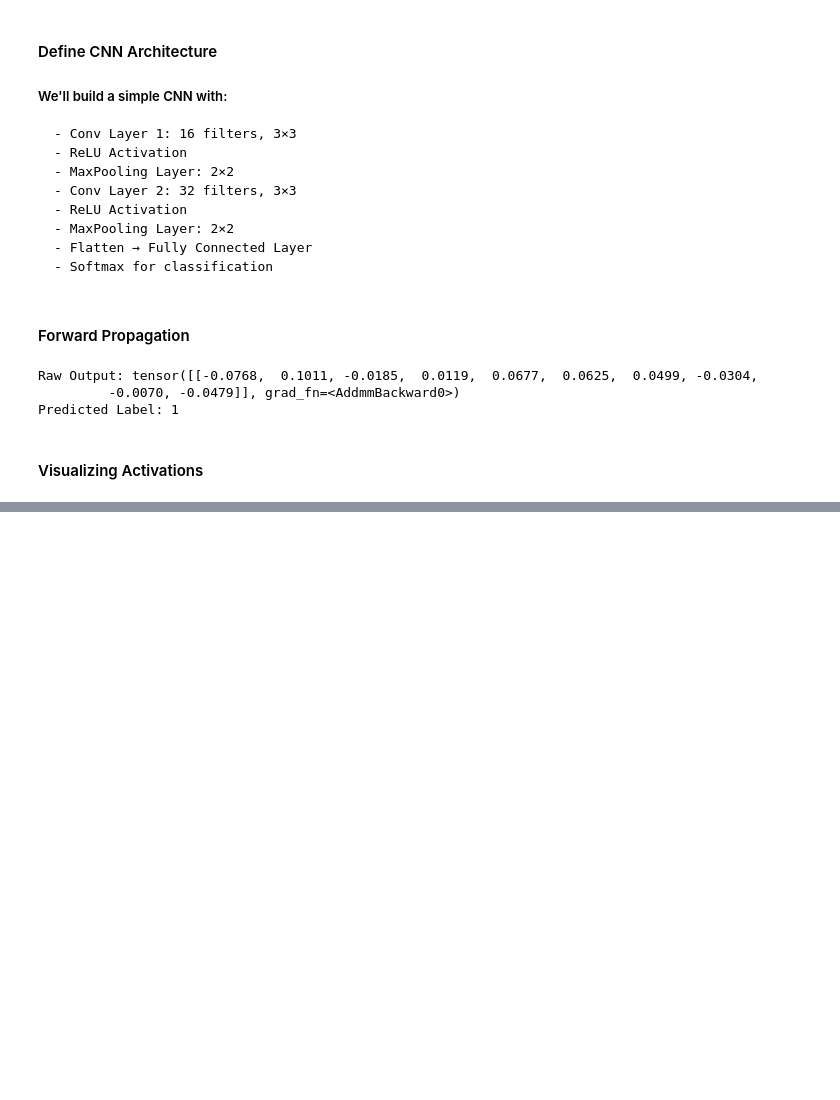
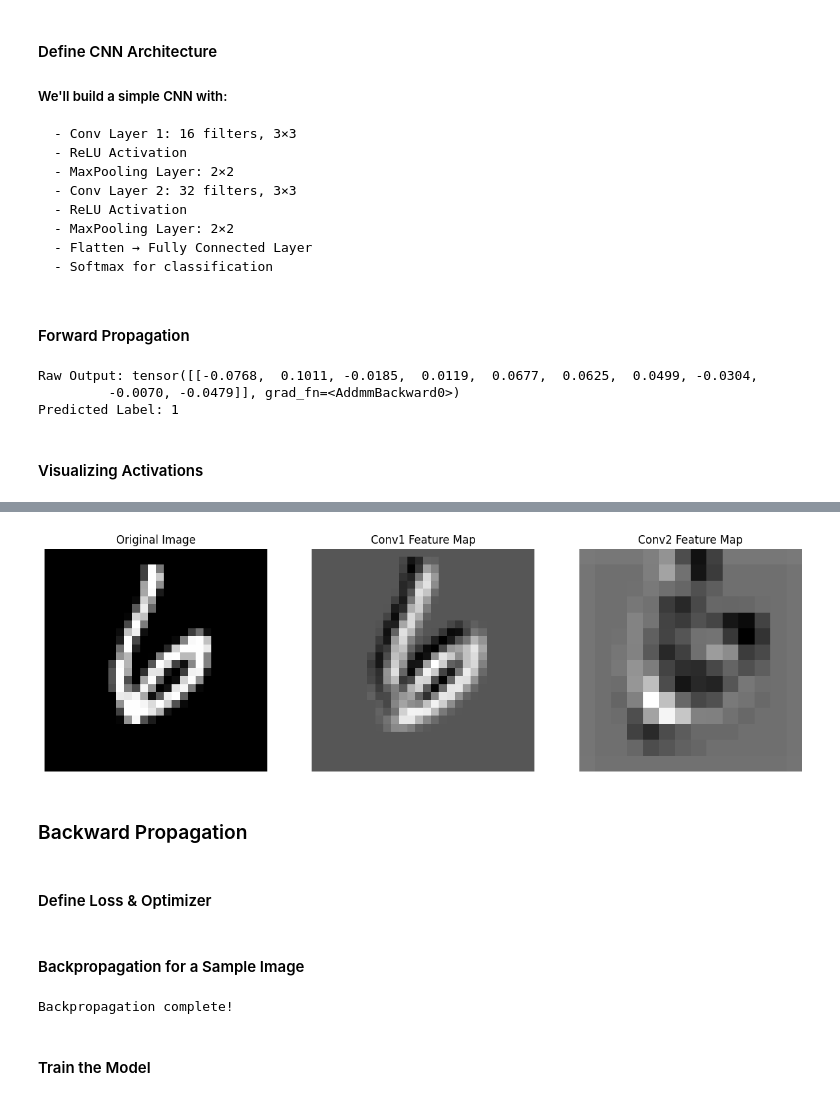
Before and after one commit to kewserseid/Neural-Network-Propagation, a Jupyter notebook: notebooks/feedforward.ipynb, the cells around one changed output, grey strips where cells are left out. Cells and saved outputs as stored; diff of their text form; code cells hidden in the pictures; blank space fills up the shorter version.

```diff
--- a/notebooks/feedforward.ipynb
+++ b/notebooks/feedforward.ipynb
@@ -113,0 +131,36 @@ Predicted Label: 1
+# %%
+def visualize_forward(model, image):
+    """
+    Visualizes feature maps at different layers in forward propagation.
+    """
+    image = image.unsqueeze(0)  # Add batch dimension
+
+    fig, axes = plt.subplots(1, 3, figsize=(15, 5))
+    axes[0].imshow(image[0, 0], cmap="gray")
+    axes[0].set_title("Original Image")
+    axes[0].axis("off")
+
+    # First Conv Layer
+    conv1_output = model.conv1(image).detach().numpy()[0]
+    axes[1].imshow(conv1_output[0], cmap="gray")
+    axes[1].set_title("Conv1 Feature Map")
+    axes[1].axis("off")
+
+    # Second Conv Layer
+    conv2_input = model.pool(F.relu(model.conv1(image)))
+    conv2_output = model.conv2(conv2_input).detach().numpy()[0]
+    axes[2].imshow(conv2_output[0], cmap="gray")
+    axes[2].set_title("Conv2 Feature Map")
+    axes[2].axis("off")
+
+    plt.show()
+
+# Run the function on a sample image
+sample_image = X_train[0]  # Pick an image
+visualize_forward(model, sample_image)
+# %% [output]
+[figure, added]
+# %% [markdown]
+### Backward Propagation
+# %% [markdown]
+#### Define Loss & Optimizer
@@ -113,0 +170,12 @@ Predicted Label: 1
+# %% [markdown]
+#### Backpropagation for a Sample Image
+# %%
+optimizer.zero_grad()  # Reset gradients
+loss = criterion(output, torch.tensor([y_train[0]]))  # Compute loss
+loss.backward()  # Backpropagation (computes gradients)
+optimizer.step()  # Update weights
+print("Backpropagation complete!")
+# %% [output]
+Backpropagation complete!
+# %% [markdown]
+#### Train the Model
```
Also changed, not shown: parts of 6 cells of this notebook, 1 other file.
